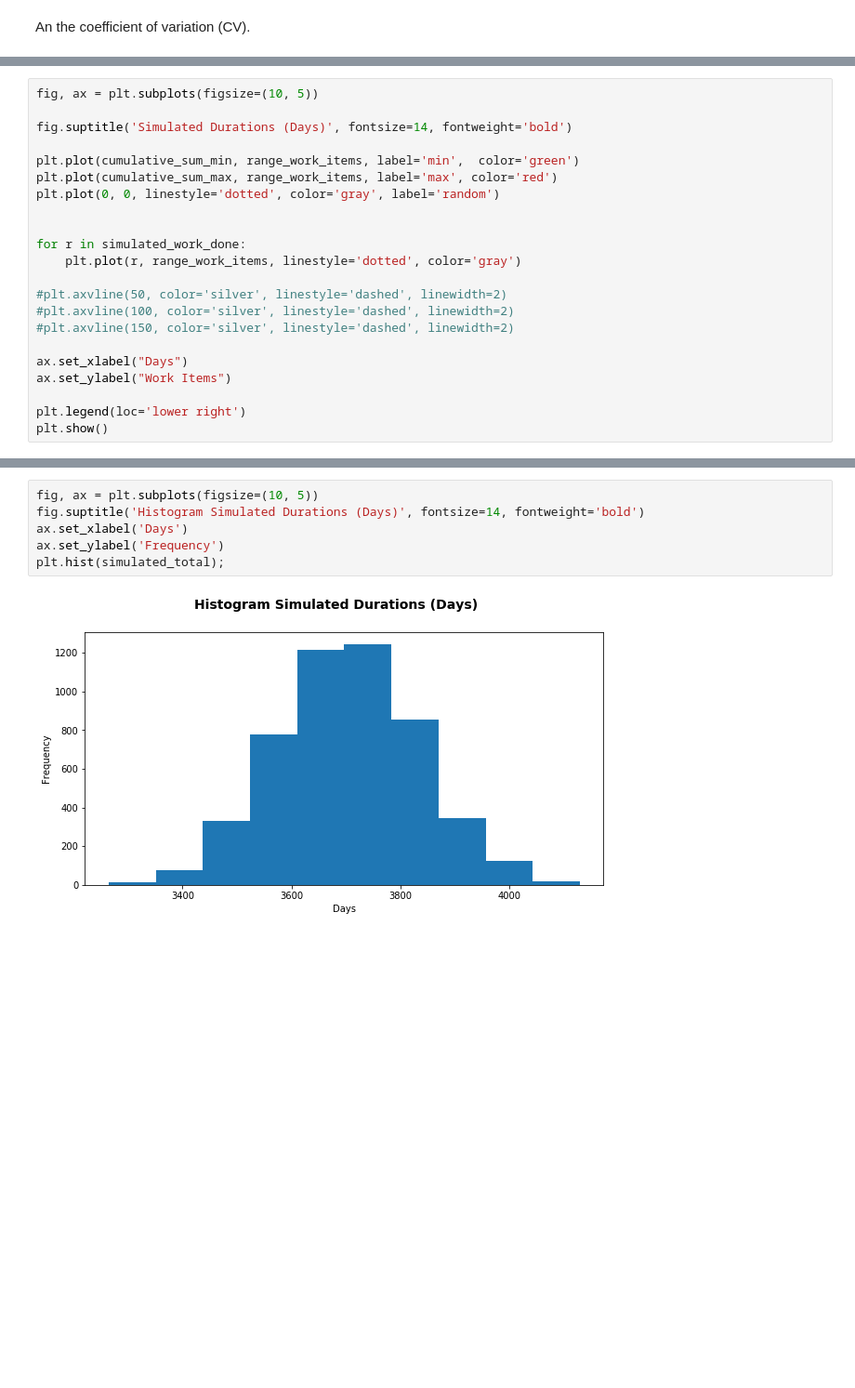
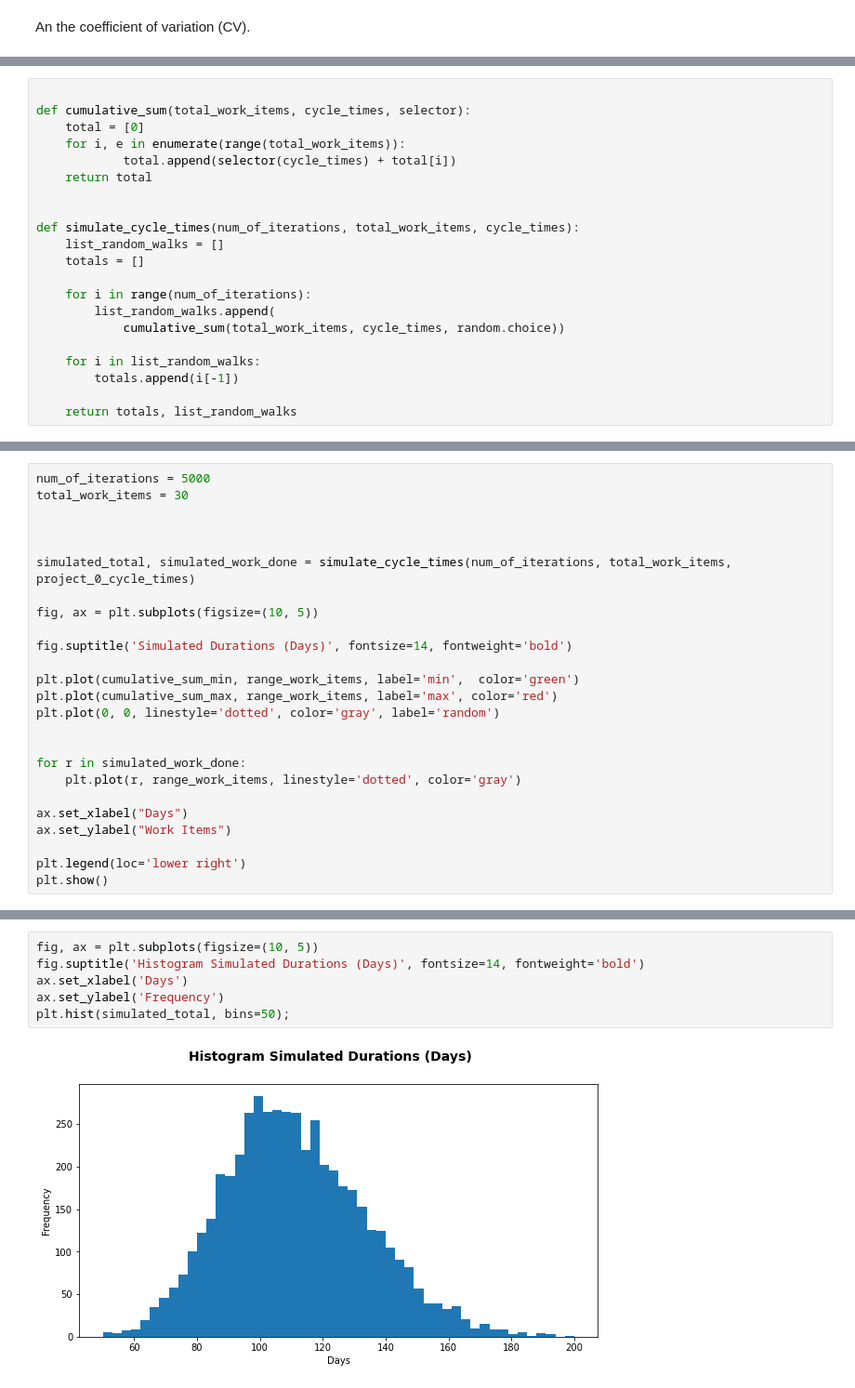
Before and after one commit to rueedlinger/monte-carlo-simulation, a Jupyter notebook: notebooks/forecasting_with_monte_carlo.ipynb, the cells around one changed output, grey strips where cells are left out. Shown: that part at 93% size. Drawn from its saved outputs; the diff is of its cells as text; blank space fills up the shorter version.

```diff
--- a/notebooks/forecasting_with_monte_carlo.ipynb
+++ b/notebooks/forecasting_with_monte_carlo.ipynb
@@ -109 +101,22 @@ print(stats.variation(project_1_cycle_times))
+# %%
+
+def cumulative_sum(total_work_items, cycle_times, selector):
+    total = [0]
+    for i, e in enumerate(range(total_work_items)):
+            total.append(selector(cycle_times) + total[i])
+    return total
+
+
+def simulate_cycle_times(num_of_iterations, total_work_items, cycle_times):
+    list_random_walks = []
+    totals = []
+
+    for i in range(num_of_iterations):
+        list_random_walks.append(
+            cumulative_sum(total_work_items, cycle_times, random.choice))
+
+    for i in list_random_walks:
+        totals.append(i[-1])
+
+    return totals, list_random_walks
 # %% [markdown]
@@ -178,4 +168,11 @@ simulated_total, simulated_work_done = simulate(num_of_iterations, total_work_it
 # %%
+num_of_iterations = 5000
+total_work_items = 30
+
+
+
+simulated_total, simulated_work_done = simulate_cycle_times(num_of_iterations, total_work_items, project_0_cycle_times)
+
 fig, ax = plt.subplots(figsize=(10, 5))
 
 fig.suptitle('Simulated Durations (Days)', fontsize=14, fontweight='bold')
@@ -188,10 +185,6 @@ plt.plot(0, 0, linestyle='dotted', color='gray', label='random')
 for r in simulated_work_done:
     plt.plot(r, range_work_items, linestyle='dotted', color='gray')
 
-#plt.axvline(50, color='silver', linestyle='dashed', linewidth=2)
-#plt.axvline(100, color='silver', linestyle='dashed', linewidth=2)
-#plt.axvline(150, color='silver', linestyle='dashed', linewidth=2)
-
 ax.set_xlabel("Days")
 ax.set_ylabel("Work Items")
 
@@ -202,8 +195,8 @@ plt.show()
 # %%
 fig, ax = plt.subplots(figsize=(10, 5))
 fig.suptitle('Histogram Simulated Durations (Days)', fontsize=14, fontweight='bold')
 ax.set_xlabel('Days')
 ax.set_ylabel('Frequency')
-plt.hist(simulated_total);
+plt.hist(simulated_total, bins=50);
 # %% [output]
-[figure, old version]
+[figure, new version]
```
Also changed, not shown: parts of 30 cells of this notebook, 5 other files.
